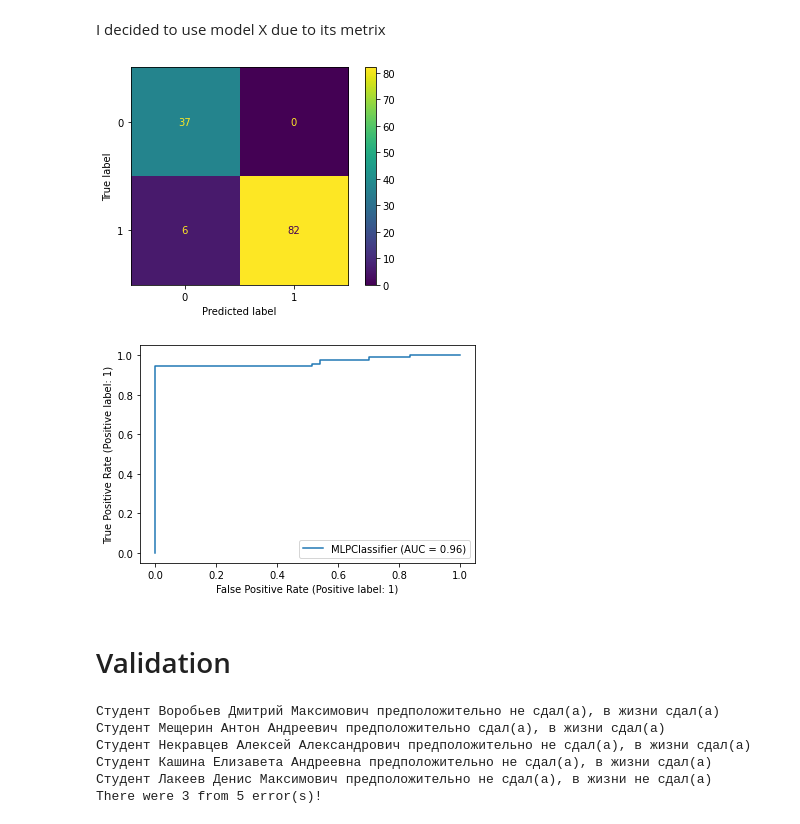
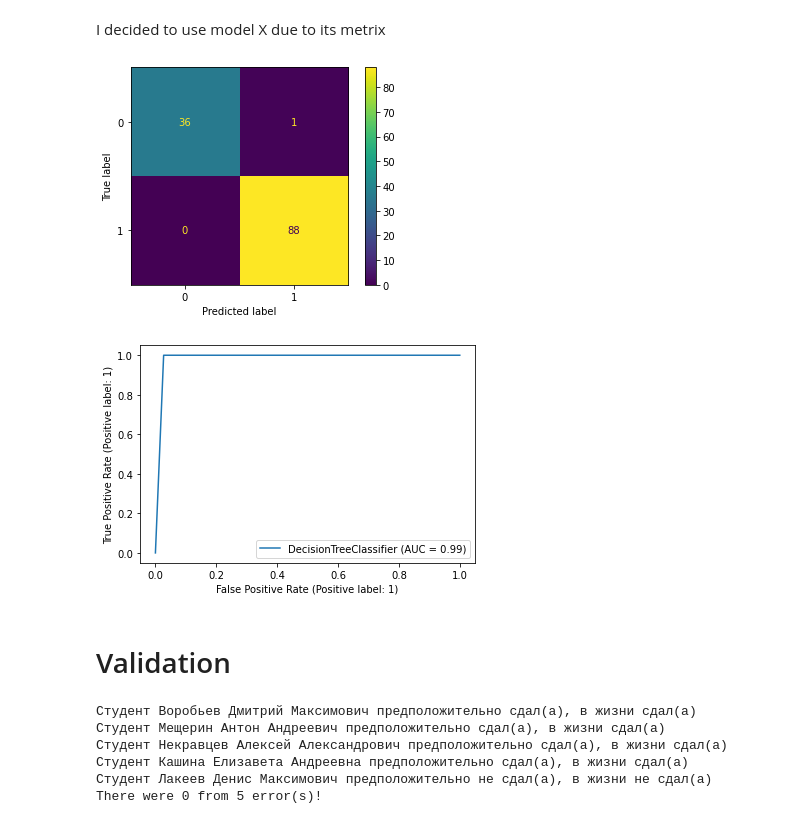
Before and after one commit to alexgiving/coursework_3, a Jupyter notebook: 3course.ipynb, the cells around one changed output. Drawn from its saved outputs; the diff is of its cells as text; code cells hidden in the pictures.

```diff
--- a/3course.ipynb
+++ b/3course.ipynb
@@ -416,13 +416,13 @@ pd.DataFrame(index=metrics_list, columns=model_array, data=np.array(pd.DataFrame
 # %% [markdown]
 I decided to use model X due to its metrix
 # %%
-my_model = MLPCl
+my_model = dtr
 
 # ROC/AUC graphs
 graph_show(my_model, X_test, y_test)
 # %% [output]
-[figure, old version]
+[figure, new version]
-[figure, old version]
+[figure, new version]
 # %% [markdown]
 # Validation
 # %%
@@ -439,9 +439,9 @@ for i in range(len(y_pred_val)):
     print(f'Студент {name_hash[X_val.iloc[i, 0]][1]} предположительно {"сдал(а)" if y_pred_val[i] == 1 else "не сдал(а)"}, в жизни {"сдал(а)" if y_val.iloc[i] == 1 else "не сдал(а)"}')
 print(f'There were {error_counter} from {total} error(s)!')
 # %% [output]
-Студент Воробьев Дмитрий Максимович предположительно не сдал(а), в жизни сдал(а)
+Студент Воробьев Дмитрий Максимович предположительно сдал(а), в жизни сдал(а)
 Студент Мещерин Антон Андреевич предположительно сдал(а), в жизни сдал(а)
-Студент Некравцев Алексей Александрович предположительно не сдал(а), в жизни сдал(а)
-Студент Кашина Елизавета Андреевна предположительно не сдал(а), в жизни сдал(а)
+Студент Некравцев Алексей Александрович предположительно сдал(а), в жизни сдал(а)
+Студент Кашина Елизавета Андреевна предположительно сдал(а), в жизни сдал(а)
 Студент Лакеев Денис Максимович предположительно не сдал(а), в жизни не сдал(а)
-There were 3 from 5 error(s)!
+There were 0 from 5 error(s)!
```
Also changed, not shown: parts of 5 cells of this notebook.
